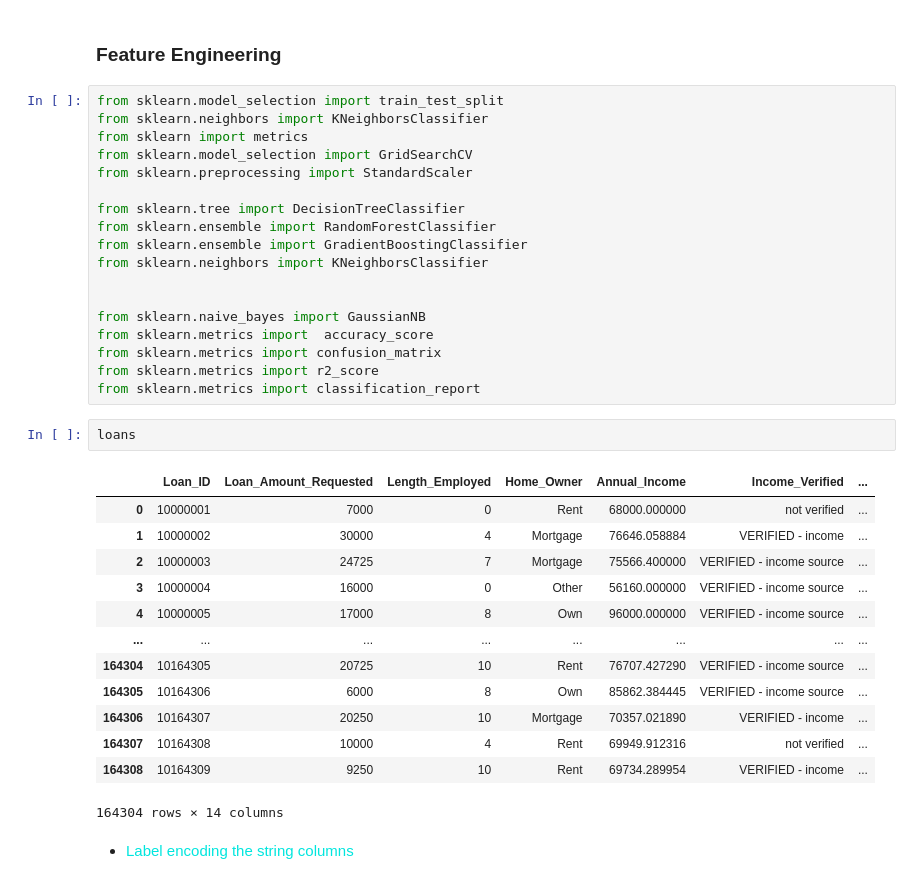
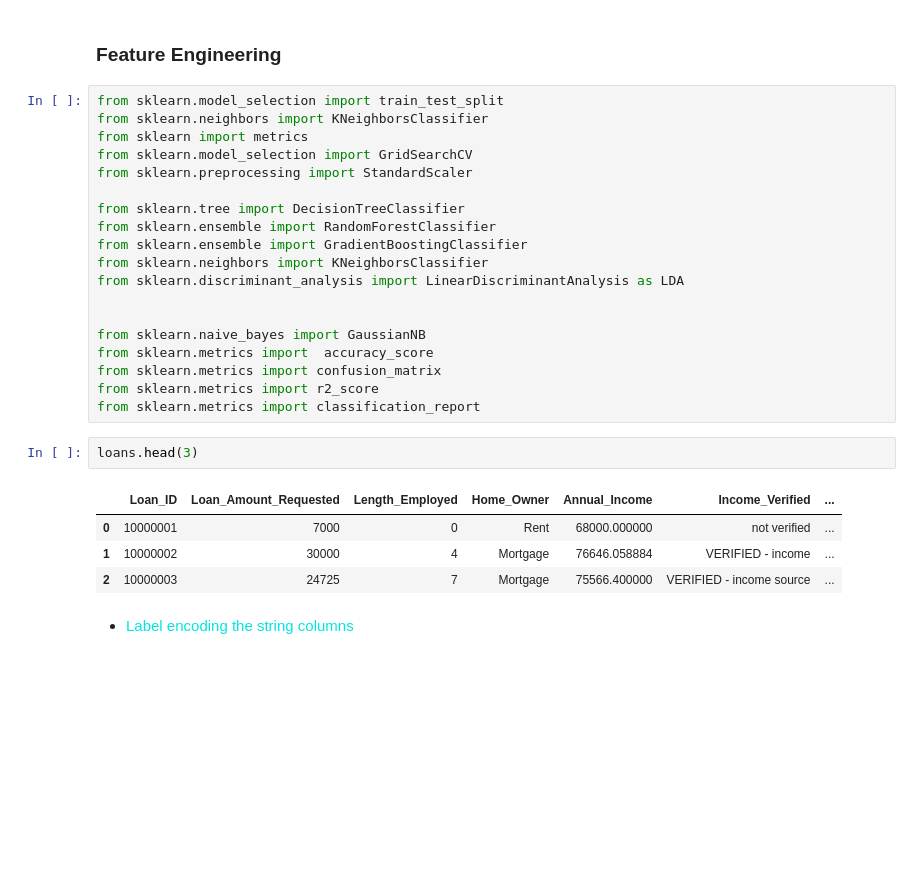
Before and after one commit to WambuiN/Loan_Predictor, a Jupyter notebook: Copy_of_Loans.ipynb, the cells around one changed output. Drawn from its saved outputs; the diff is of its cells as text; blank space fills up the shorter version.

```diff
--- a/Copy_of_Loans.ipynb
+++ b/Copy_of_Loans.ipynb
@@ -588,6 +588,7 @@ from sklearn.tree import DecisionTreeClassifier
 from sklearn.ensemble import RandomForestClassifier
 from sklearn.ensemble import GradientBoostingClassifier
 from sklearn.neighbors import KNeighborsClassifier
+from sklearn.discriminant_analysis import LinearDiscriminantAnalysis as LDA
 
 
 from sklearn.naive_bayes import GaussianNB
@@ -596,21 +597,12 @@ from sklearn.metrics import confusion_matrix
 from sklearn.metrics import r2_score
 from sklearn.metrics import classification_report
 # %%
-loans
+loans.head(3)
 # %% [output]
 |  | Loan_ID | Loan_Amount_Requested | Length_Employed | Home_Owner | Annual_Income | Income_Verified | ... |
 | 0 | 10000001 | 7000 | 0 | Rent | 68000.000000 | not verified | ... |
 | 1 | 10000002 | 30000 | 4 | Mortgage | 76646.058884 | VERIFIED - income | ... |
 | 2 | 10000003 | 24725 | 7 | Mortgage | 75566.400000 | VERIFIED - income source | ... |
-| 3 | 10000004 | 16000 | 0 | Other | 56160.000000 | VERIFIED - income source | ... |
-| 4 | 10000005 | 17000 | 8 | Own | 96000.000000 | VERIFIED - income source | ... |
-| ... | ... | ... | ... | ... | ... | ... | ... |
-| 164304 | 10164305 | 20725 | 10 | Rent | 76707.427290 | VERIFIED - income source | ... |
-| 164305 | 10164306 | 6000 | 8 | Own | 85862.384445 | VERIFIED - income source | ... |
-| 164306 | 10164307 | 20250 | 10 | Mortgage | 70357.021890 | VERIFIED - income | ... |
-| 164307 | 10164308 | 10000 | 4 | Rent | 69949.912316 | not verified | ... |
-| 164308 | 10164309 | 9250 | 10 | Rent | 69734.289954 | VERIFIED - income | ... |
-164304 rows × 14 columns
 # %% [markdown]
 * <font color='#00e6de'>Label encoding the string columns</font>
 # %%
```
Also changed, not shown: parts of 18 cells of this notebook.
